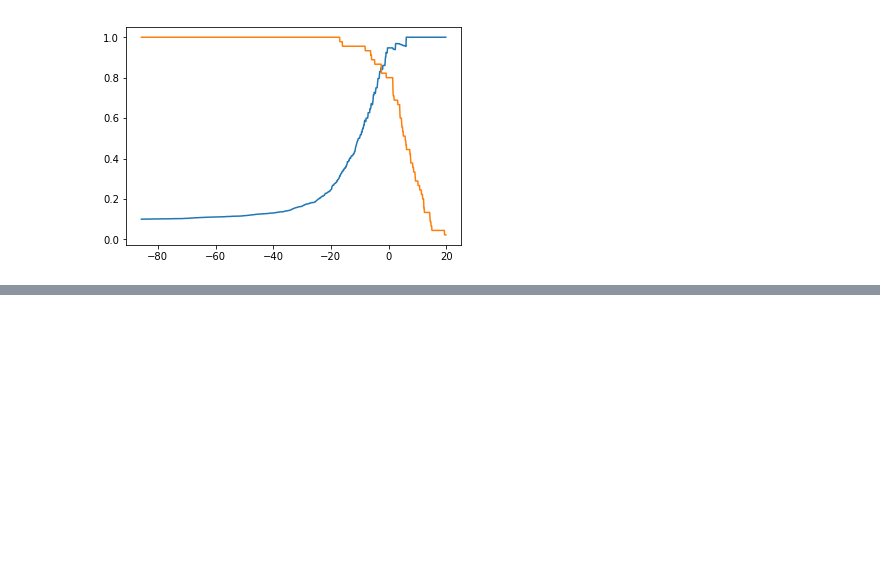
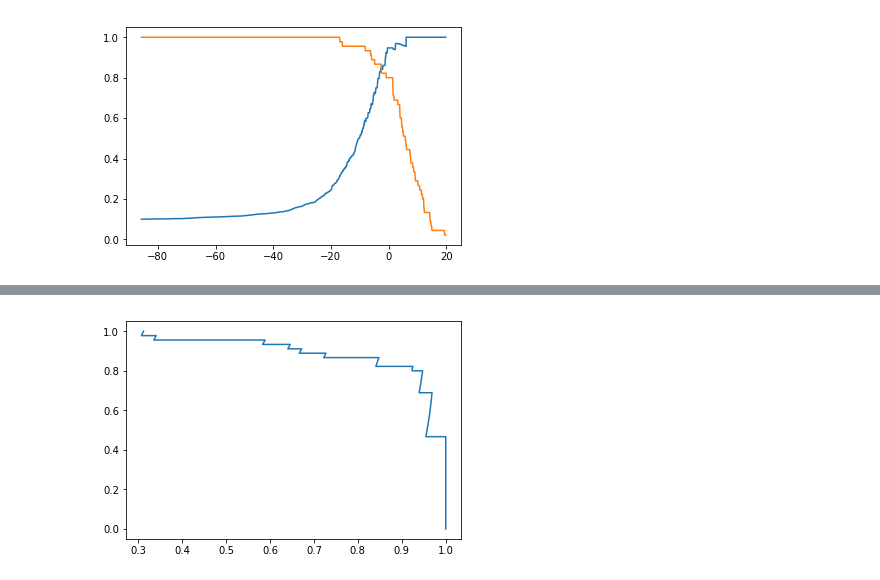
Before and after one commit to liuyubobobo/Play-with-Machine-Learning-Algorithms, a Jupyter notebook: 10-Classification-Performance-Measures/05-Precision-Recall-Tradeoff/05-Precision-Recall-Tradeoff.ipynb, the cells around one changed output, grey strips where cells are left out. Saved outputs shown, nothing was run; the diff lists cells and outputs as text; code cells hidden in the pictures; blank space fills up the shorter version.

```diff
--- a/10-Classification-Performance-Measures/05-Precision-Recall-Tradeoff/05-Precision-Recall-Tradeoff.ipynb
+++ b/10-Classification-Performance-Measures/05-Precision-Recall-Tradeoff/05-Precision-Recall-Tradeoff.ipynb
@@ -81,0 +101,5 @@ plt.show()
+# %%
+plt.plot(precisions, recalls)
+plt.show()
+# %% [output]
+[figure, added]
```
Also changed, not shown: parts of 5 cells of this notebook, 1 other file.
